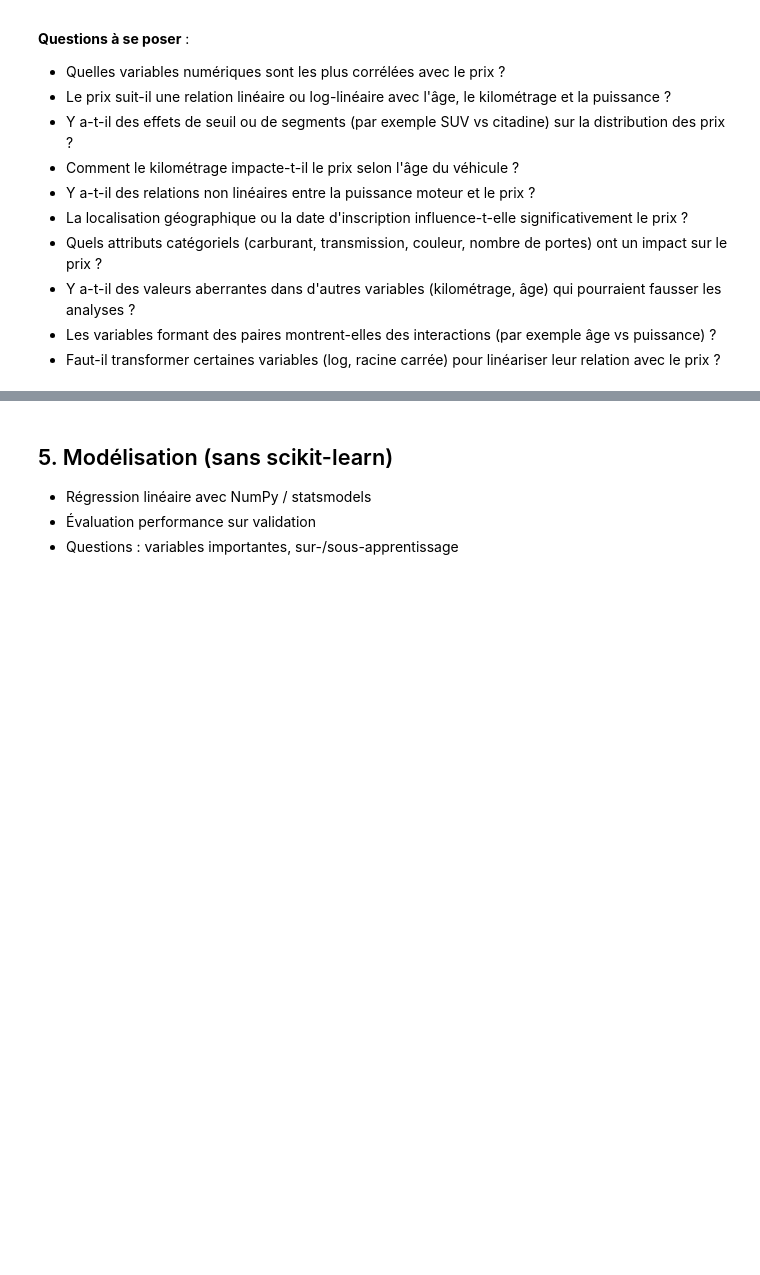
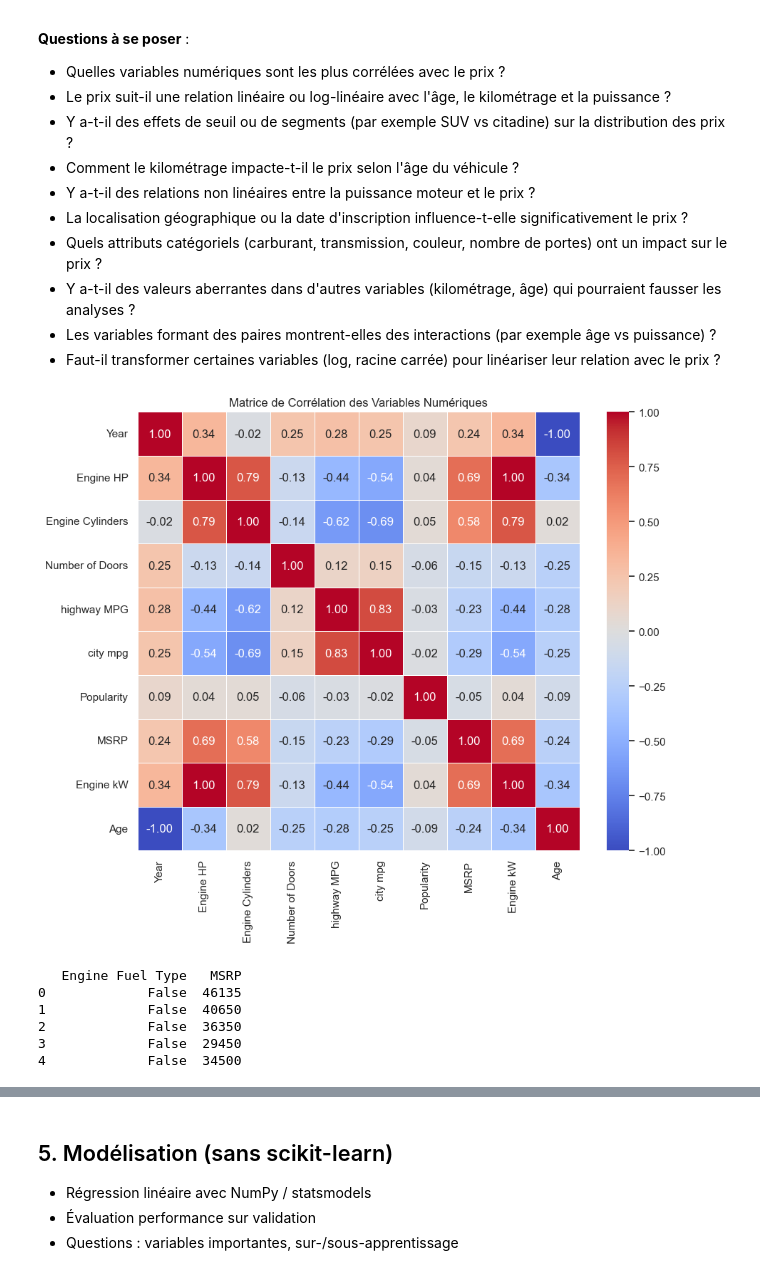
Before and after one commit to cyndikap/Vehicule, a Jupyter notebook: mini_projet/mini-projet.ipynb, the cells around one changed output, grey strips where cells are left out. Saved outputs shown, nothing was run; the diff lists cells and outputs as text; code cells hidden in the pictures; blank space fills up the shorter version.

```diff
--- a/mini_projet/mini-projet.ipynb
+++ b/mini_projet/mini-projet.ipynb
@@ -384,3 +608,47 @@ Encodeur ordinal ou one-hot pour les catégories (carburant, boîte auto/manuell
 # %%
 # Visualisations
 # import matplotlib.pyplot as plt
+# %%
+    # 1 CORRELATION ENTRE VARIABLE NUMERIQUE
+
+# Sélectionner uniquement les colonnes numériques
+df_numerical = df_cleaned.select_dtypes(include=['float64', 'int64'])
+
+# Calculer la matrice de corrélation
+corr_matrix = df_numerical.corr()
+
+# Visualiser la matrice de corrélation avec un heatmap
+plt.figure(figsize=(10, 8))
+sns.heatmap(corr_matrix, annot=True, cmap='coolwarm', fmt=".2f", linewidths=0.5)
+plt.title('Matrice de Corrélation des Variables Numériques')
+plt.show()
+# %% [output]
+[figure, added]
+# %%
+#la variable liée au type de carburant est présente, mais elle est fragmentée en plusieurs colonnes, chacune représentant un type spécifique de carburant,
+# créer une colonne qui regroupe toutes ces informations dans une seule variable, par exemple en prenant le type de carburant le plus représenté pour chaque véhicule
+
+# Créer une nouvelle colonne 'Engine Fuel Type' en prenant la première colonne non vide
+fuel_columns = [
+    'Engine Fuel Type_flex-fuel (premium unleaded recommended/E85)',
+    'Engine Fuel Type_flex-fuel (premium unleaded required/E85)',
+    'Engine Fuel Type_flex-fuel (unleaded/E85)',
+    'Engine Fuel Type_natural gas',
+    'Engine Fuel Type_premium unleaded (recommended)',
+    'Engine Fuel Type_premium unleaded (required)',
+    'Engine Fuel Type_regular unleaded',
+    'Engine Fuel Type_unknown'
+]
+
+# Appliquer une logique pour obtenir le carburant utilisé
+df_cleaned['Engine Fuel Type'] = df_cleaned[fuel_columns].apply(lambda row: row[row.notna()].iloc[0], axis=1)
+
+# Vérifier les premières valeurs pour s'assurer que la nouvelle colonne a été bien ajoutée
+print(df_cleaned[['Engine Fuel Type', 'MSRP']].head())
+# %% [output]
+   Engine Fuel Type   MSRP
+0             False  46135
+1             False  40650
+2             False  36350
+3             False  29450
+4             False  34500
```
Also changed, not shown: parts of 38 cells of this notebook.
